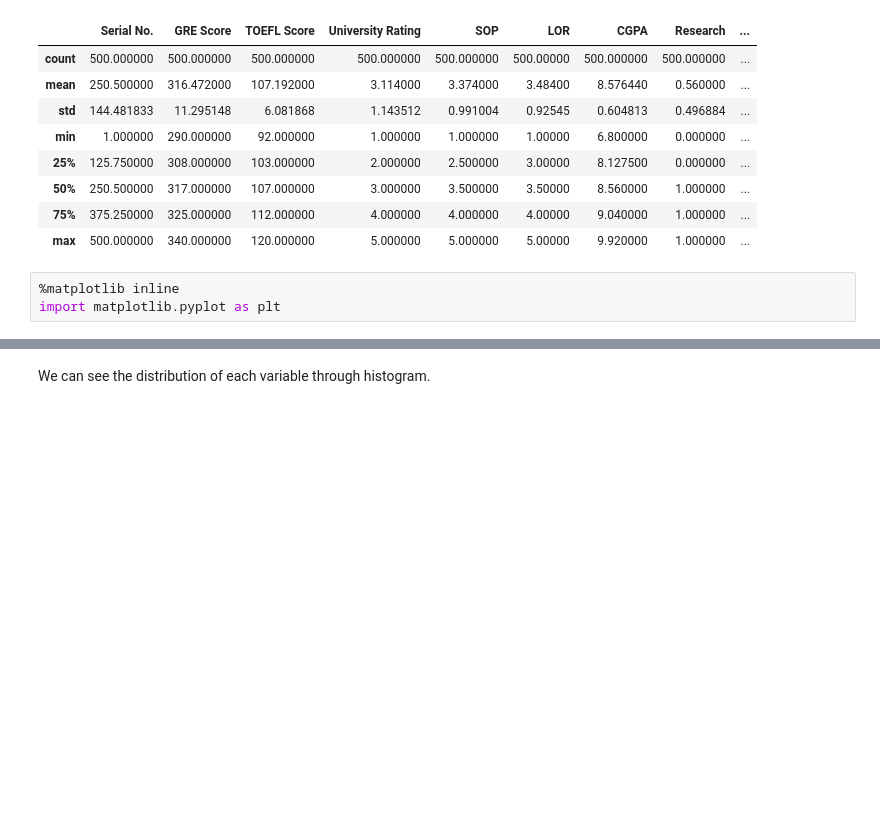
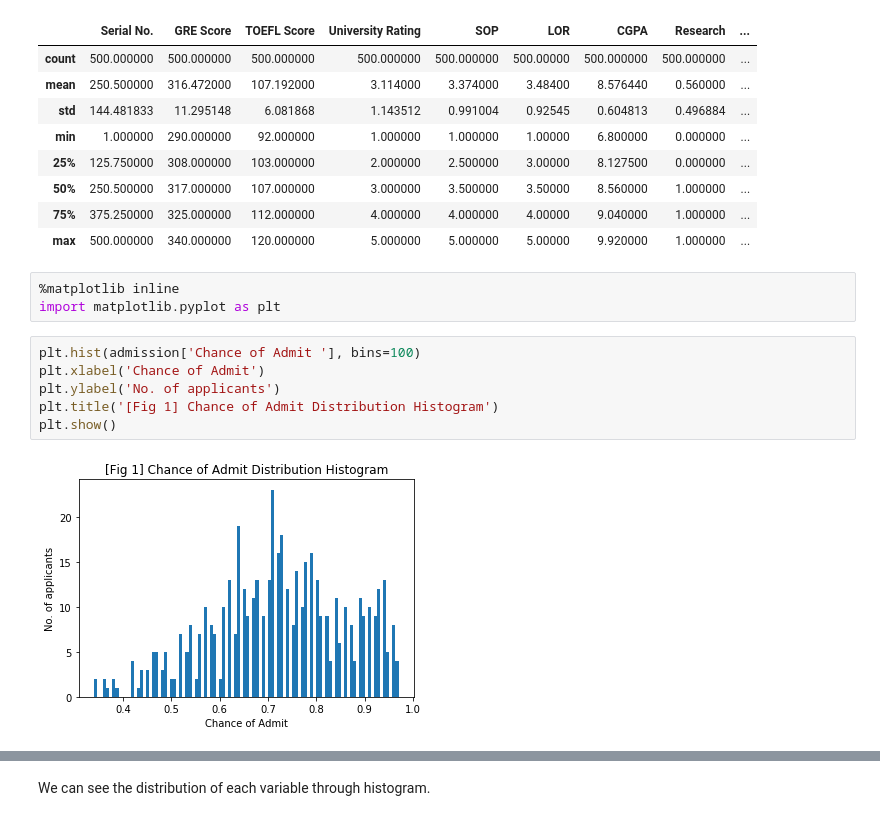
Before and after one commit to EndlessJoon/ML-Nanodegree, a Jupyter notebook: capstone/capstone.ipynb, the cells around one changed output, grey strips where cells are left out. Drawn from its saved outputs; the diff is of its cells as text; blank space fills up the shorter version.

```diff
--- a/capstone/capstone.ipynb
+++ b/capstone/capstone.ipynb
@@ -48,3 +48,11 @@ admission.describe()
 # %%
 %matplotlib inline
 import matplotlib.pyplot as plt
+# %%
+plt.hist(admission['Chance of Admit '], bins=100)
+plt.xlabel('Chance of Admit')
+plt.ylabel('No. of applicants')
+plt.title('[Fig 1] Chance of Admit Distribution Histogram')
+plt.show()
+# %% [output]
+[figure, added]
```
Also changed, not shown: parts of 24 cells of this notebook.
